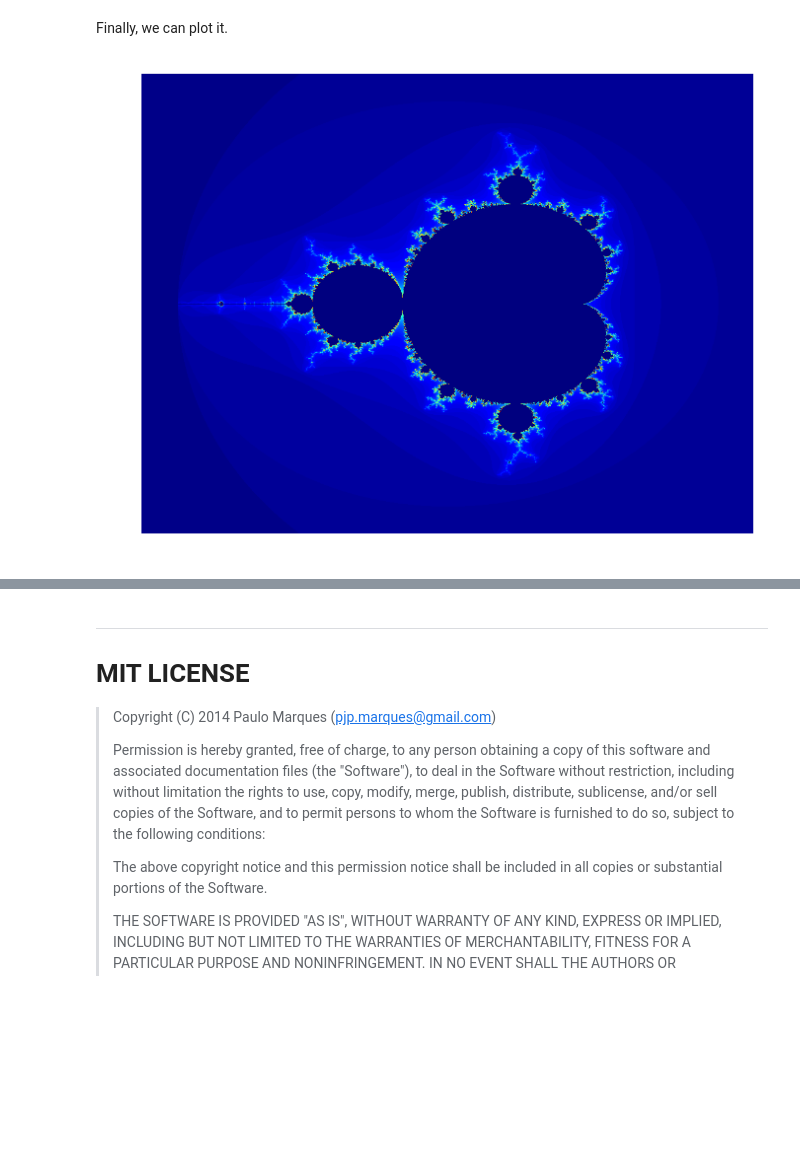
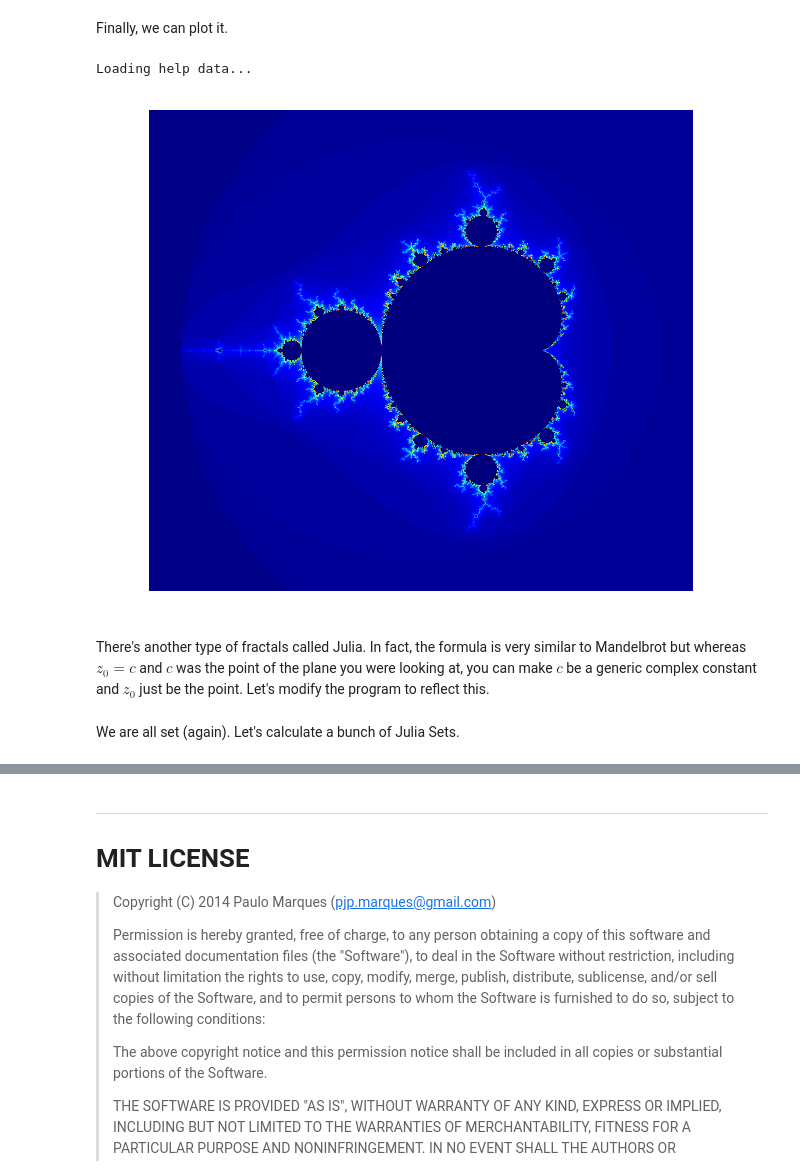
Before and after one commit to pjpmarques/Julia-Modeling-the-World, a Jupyter notebook: Mandelbrot.ipynb, the cells around one changed output, grey strips where cells are left out. Cells and saved outputs as stored; diff of their text form; code cells hidden in the pictures; blank space fills up the shorter version.

Commit message:
Added support for Julia plots.

```diff
--- a/Mandelbrot.ipynb
+++ b/Mandelbrot.ipynb
@@ -43,9 +41,0 @@ Now we want to define a function that for a rectangle of $width \times height$ p
-# %%
-# Calculates the mandelbrot set for a certain image size (width, height) over a certain rectangle (zmin->zmax)
-function mandel(width, height, zmin, zmax)
-    # This function maps an (i,j) position of the screen to a complex number inside of the rectangle
-    map_pos(i, j) = zmin + j*(zmax-zmin).re/width + i*(zmax-zmin).im/height*1im
-
-    # Now return the Mandelbrot set by mapping each point to the corresponding number of iterations
-    [mandel_pt(map_pos(i, j)) for i=0:height-1, j=0:width-1]
-end;
@@ -52,19 +46,25 @@ end;
 # %% [markdown]
 We are all set! Let's calculate it:
 # %%
-# Width and height of the image
-(width, height) = (1024, 768)
-
 # The complex plane to map
 (zmin, zmax) = (-2.2-1.5im, +1.2+1.5im)
 
 # The Mandelbrot set
-mandel_set = mandel(width, height, zmin, zmax);
+mandel_set = mandel(zmin, zmax);
 # %% [markdown]
 Finally, we can plot it.
-# %%
-using PyPlot;
-axis("off")
-imshow(mandel_set);
-# %% [output]
-[figure, removed]
+# %%
+# import basic library
+using PyPlot;
+
+# Auxiliary function to map the complex rectagle to an array
+to_extent(zmin, zmax) = [zmin.re, zmax.re, zmin.im, zmax.im]
+
+# Plot it
+axis("off")
+imshow(mandel_set, extent=to_extent(zmin, zmax));
+# %% [output]
+Loading help data...
+[figure, added]
+# %% [markdown]
+There's another type of fractals called Julia. In fact, the formula is very similar to Mandelbrot but whereas $z_0 = c$ and $c$ was the point of the plane you were looking at, you can make $c$ be a generic complex constant and $z_0$ just be the point. Let's modify the program to reflect this.
@@ -70,0 +88,2 @@ imshow(mandel_set);
+# %% [markdown]
+We are all set (again). Let's calculate a bunch of Julia Sets.
```
Also changed, not shown: parts of 10 cells of this notebook.
